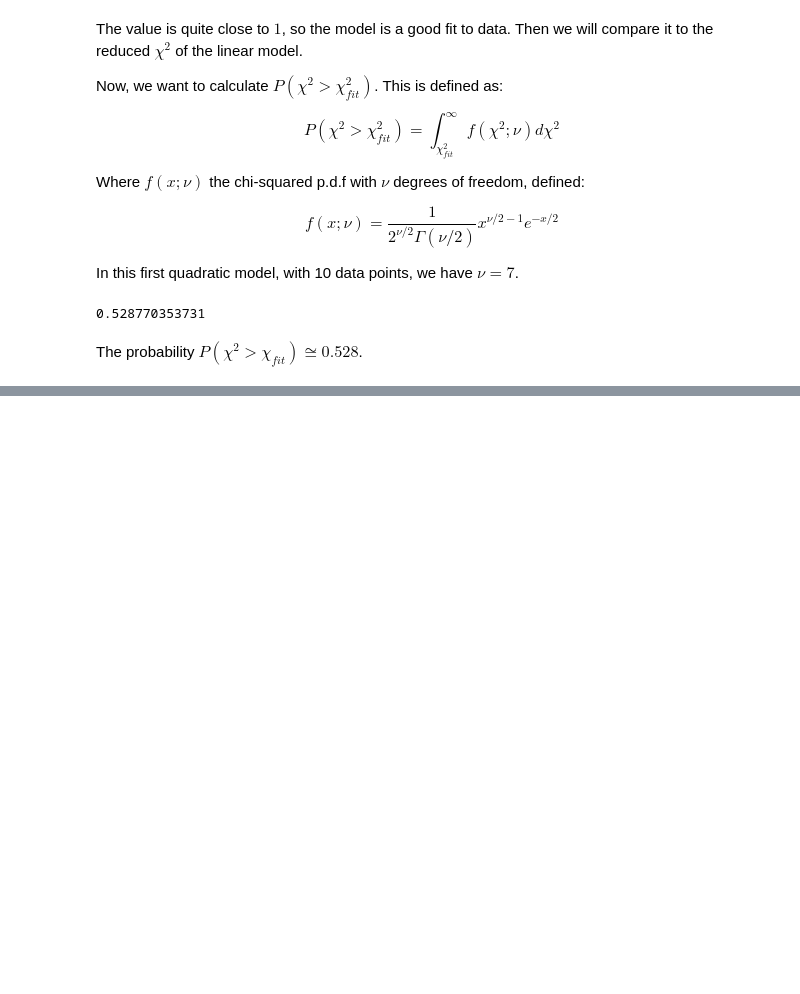
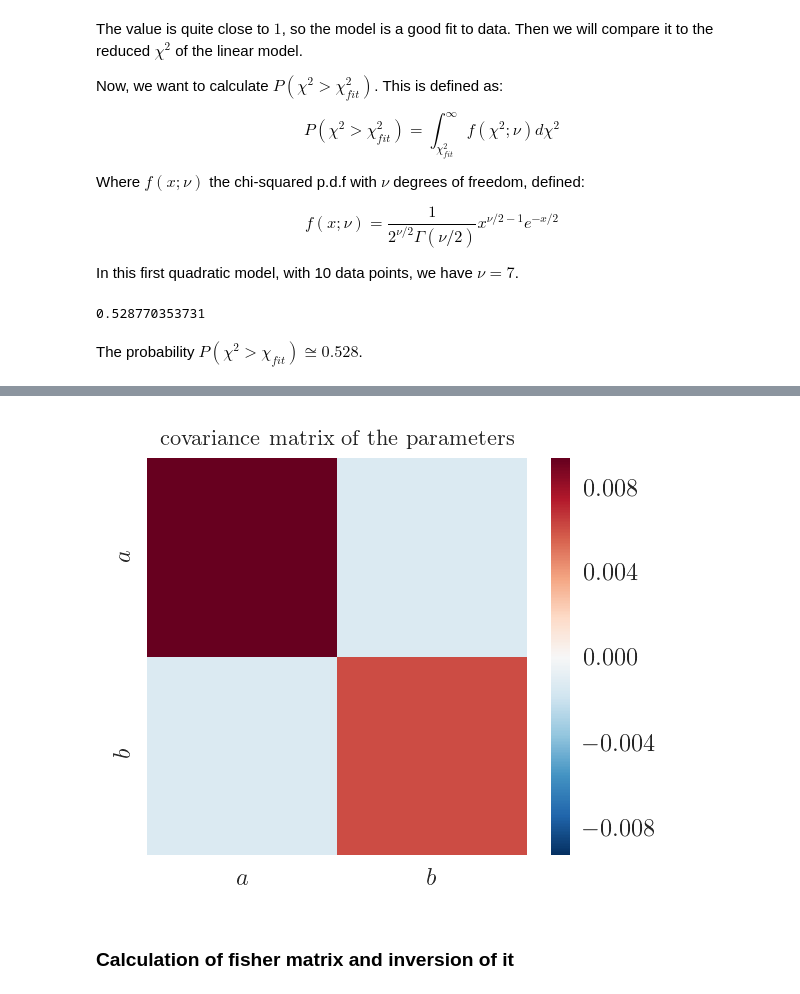
Before and after one commit to dtanoglidis/Astrostatistics, a Jupyter notebook: Assignment 3.ipynb, the cells around one changed output, grey strips where cells are left out. Saved outputs shown, nothing was run; the diff lists cells and outputs as text; code cells hidden in the pictures; blank space fills up the shorter version.

```diff
--- a/Assignment 3.ipynb
+++ b/Assignment 3.ipynb
@@ -998,0 +1117,26 @@ The probability $P(\chi^2 > \chi_{fit}) \cong 0.528$.
+# %%
+#Define the covariance matrix
+Cov_mat_2 = np.zeros([2,2])
+#Diagonal terms
+Cov_mat_2[0,0] = sig_a_2**2.0;Cov_mat_2[1,1]=sig_b**2.0
+
+#Non-diagonal terms
+Cov_mat_2[0,1] = Cov_mat_2[1,0] = cov_ab
+# %%
+plot_pretty()
+fig = plt.figure(figsize=(3.5,3))
+sns.heatmap(Cov_mat_2)
+
+x_0 = [0.5,1.5]
+y_0 = [1.5,0.5]
+labels = ['$a$', '$b$']
+
+# ... and label them with the respective list entries
+plt.xticks(x_0,labels)
+plt.yticks(y_0,labels)
+plt.title('covariance matrix of the parameters', fontsize = 9)
+plt.show()
+# %% [output]
+[figure, added]
+# %% [markdown]
+### Calculation of fisher matrix and inversion of it
```
Also changed, not shown: parts of 36 cells of this notebook.
